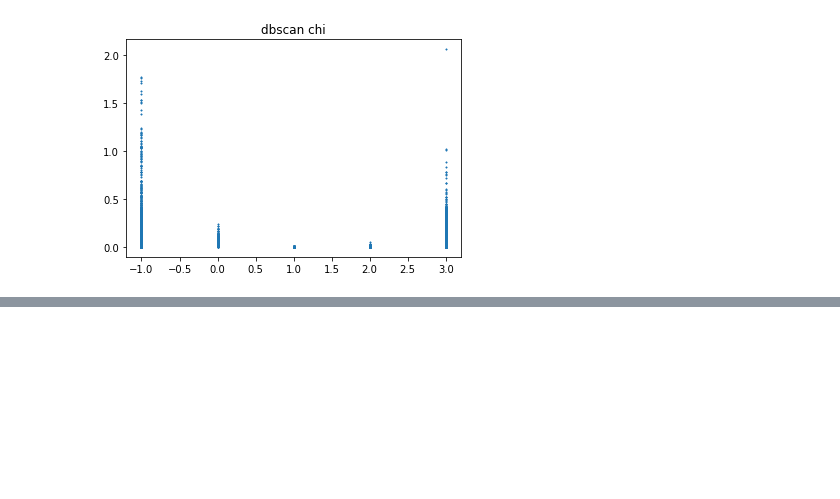
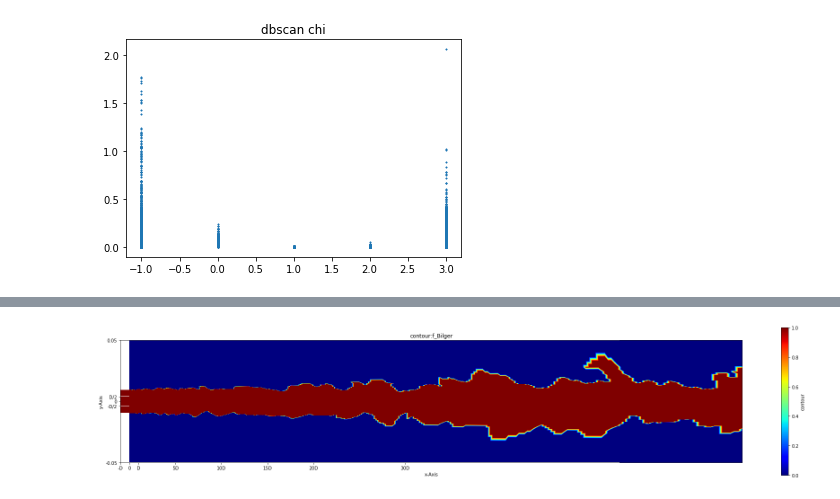
Before and after one commit to mhansinger/Clustering_combustion, a Jupyter notebook: combustionClustering.ipynb, the cells around one changed output, grey strips where cells are left out. Saved outputs shown, nothing was run; the diff lists cells and outputs as text; code cells hidden in the pictures; blank space fills up the shorter version.

```diff
--- a/combustionClustering.ipynb
+++ b/combustionClustering.ipynb
@@ -121,0 +146,7 @@ plt.show()
+# %%
+data_name = 'plane_xy_00.csv'
+df, mesh = read_data(data_name)
+chem=df['f_Bilger']>0.01
+plot_contour(data_name, mesh, chem)
+# %% [output]
+[figure, added]
```
Also changed, not shown: parts of 3 cells of this notebook, 1 other file.
